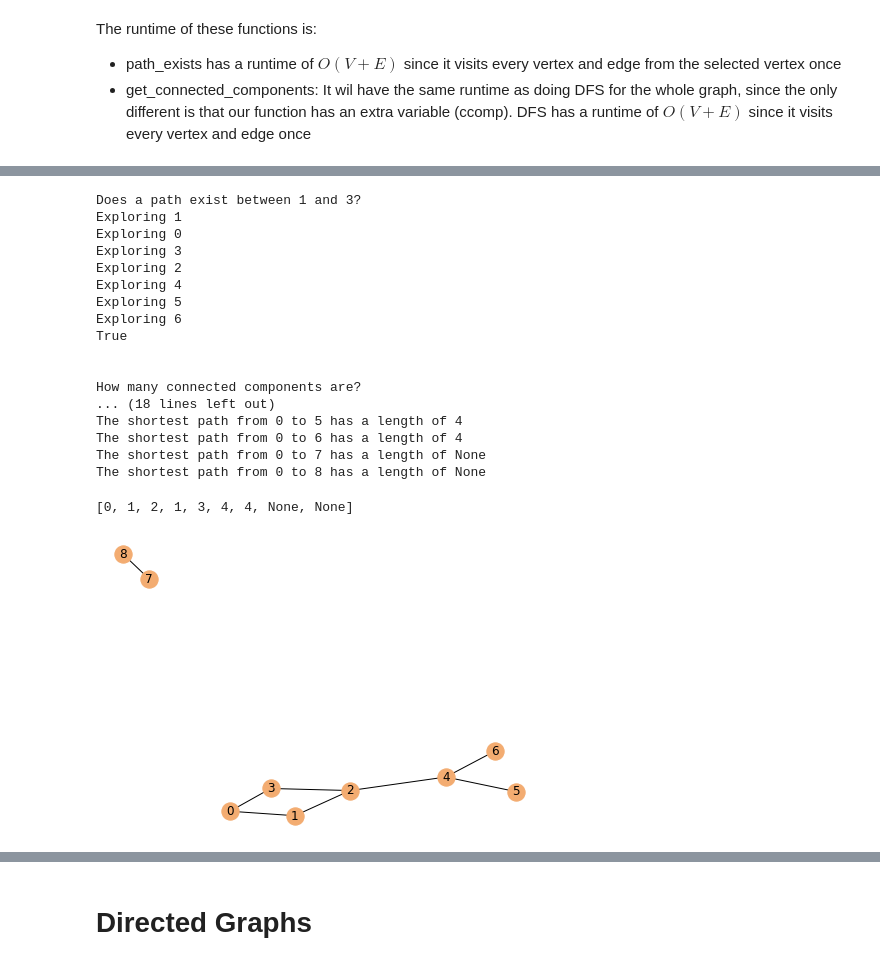
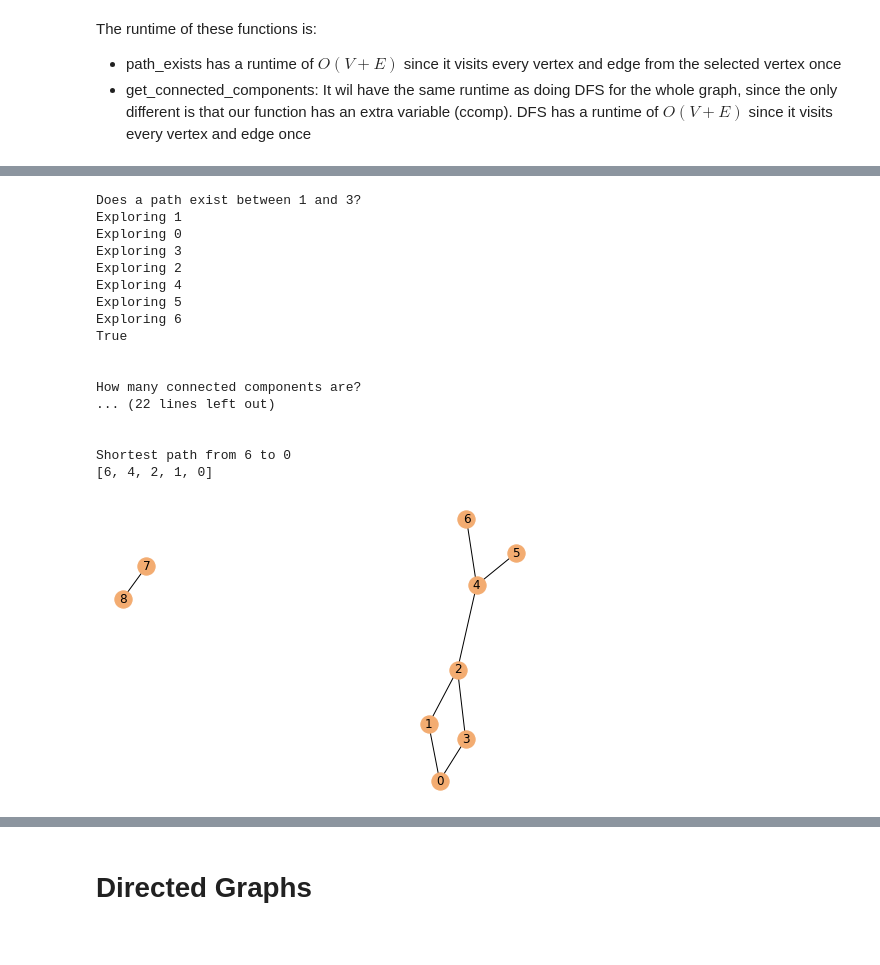
Before and after one commit to amujica/Graphs-Algorithms, a Jupyter notebook: Graphs.ipynb, the cells around one changed output, grey strips where cells are left out. Saved outputs shown, nothing was run; the diff lists cells and outputs as text; code cells hidden in the pictures.

Commit message:
Shortest Path Tree

```diff
--- a/Graphs.ipynb
+++ b/Graphs.ipynb
@@ -86,6 +86,40 @@ class Undirected_Graph:
                 self.DFSUtil(i, visited)
                 ccomp+=1
         return ccomp
+
+
+    def get_shortest_path_tree(self, v):
+
+        dist = [None] * (self.V)
+        prev = [None] * (self.V)
+        dist[v] = 0
+        q = [v]
+
+        while q:
+            u = q.pop(0)
+            for i in self.graph[u]:
+                if dist[i]==None:
+                    q.append(i)
+                    dist[i]=dist[u]+1
+                    prev[i] = u
+
+
+        return prev
+
+    def reconstruct_path(self,s,u,prev):
+        #Given a shortest path tree, it gives the shortest path from s to u
+        path = [u]
+
+        if prev[u]==None:
+            print("Unreachable")
+            return
+
+        while prev[u]!=s:
+            u = prev[u]
+            path.append(u)
+
+        path.append(s)
+        return path
 # %% [markdown]
 The runtime of these functions is:
 - path_exists has a runtime of $O(V + E)$ since it visits every vertex and edge from the selected vertex once
@@ -176,40 +216,44 @@ g.addEdge(2,3)
 g.addEdge(3,0)
 g.addEdge(2,4)
 g.addEdge(4,5)
 g.addEdge(4,6)
 g.addEdge(7,8)
 g.draw_graph()
 
 print("Does a path exist between 1 and 3?")
 print(g.path_exists(1,3))
 print("\n")
 
 print("How many connected components are?")
 print(g.get_connected_components())
 print("\n")
 
 print("Lets do a BFS from some vertex")
 g.BFS(0)
+print("\n")
+
+print("Shortest path from 6 to 0")
+prev =  g.get_shortest_path_tree(0)
+print(g.reconstruct_path(0,6,prev))
 # %% [output]
 Does a path exist between 1 and 3?
 Exploring 1
 Exploring 0
 Exploring 3
 Exploring 2
 Exploring 4
 Exploring 5
 Exploring 6
 True
 
 
 How many connected components are?
-... (18 lines left out)
-The shortest path from 0 to 5 has a length of 4
-The shortest path from 0 to 6 has a length of 4
-The shortest path from 0 to 7 has a length of None
-The shortest path from 0 to 8 has a length of None
+... (22 lines left out)
+
+
+Shortest path from 6 to 0
+[6, 4, 2, 1, 0]
-[0, 1, 2, 1, 3, 4, 4, None, None]
-[figure, old version]
+[figure, new version]
 # %%
 g = Undirected_Graph(5)
 g.addEdge(0,None)
```
Also changed, not shown: parts of 9 cells of this notebook, 1 other file.
